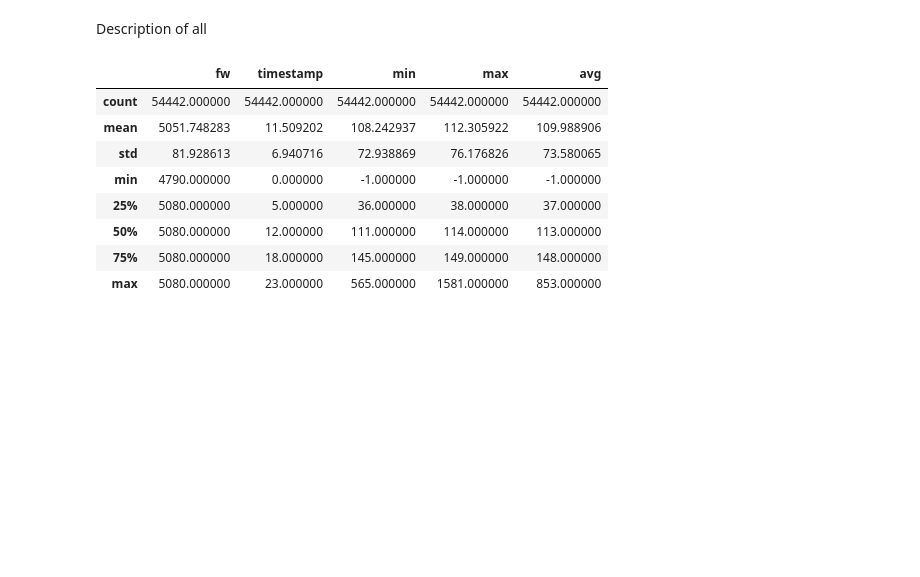
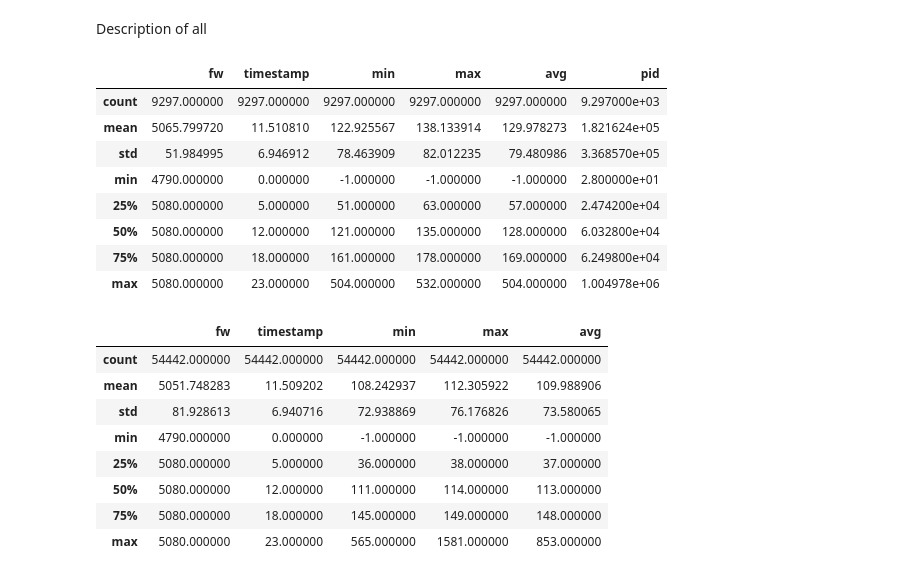
Before and after one commit to Mintra99/Assignment_3_CMB, a Jupyter notebook: analysis.ipynb, the cells around one changed output. Cells and saved outputs as stored; diff of their text form; code cells hidden in the pictures; blank space fills up the shorter version.

```diff
--- a/analysis.ipynb
+++ b/analysis.ipynb
@@ -134,6 +194,18 @@ df_cableping
 75864 rows × 6 columns
 # %% [markdown]
 Description of all
+# %%
+df_starlink.describe()
+# %% [output]
+|  | fw | timestamp | min | max | avg | pid |
+| count | 9297.000000 | 9297.000000 | 9297.000000 | 9297.000000 | 9297.000000 | 9.297000e+03 |
+| mean | 5065.799720 | 11.510810 | 122.925567 | 138.133914 | 129.978273 | 1.821624e+05 |
+| std | 51.984995 | 6.946912 | 78.463909 | 82.012235 | 79.480986 | 3.368570e+05 |
+| min | 4790.000000 | 0.000000 | -1.000000 | -1.000000 | -1.000000 | 2.800000e+01 |
+| 25% | 5080.000000 | 5.000000 | 51.000000 | 63.000000 | 57.000000 | 2.474200e+04 |
+| 50% | 5080.000000 | 12.000000 | 121.000000 | 135.000000 | 128.000000 | 6.032800e+04 |
+| 75% | 5080.000000 | 18.000000 | 161.000000 | 178.000000 | 169.000000 | 6.249800e+04 |
+| max | 5080.000000 | 23.000000 | 504.000000 | 532.000000 | 504.000000 | 1.004978e+06 |
 # %%
 df_homeping.describe()
 # %% [output]
```
Also changed, not shown: parts of 16 cells of this notebook, 1 other file.
